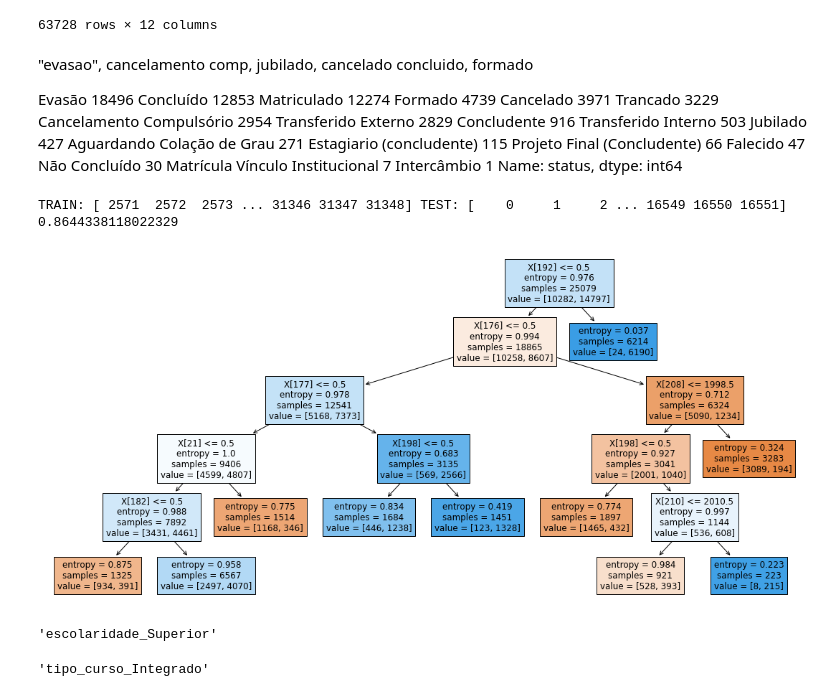
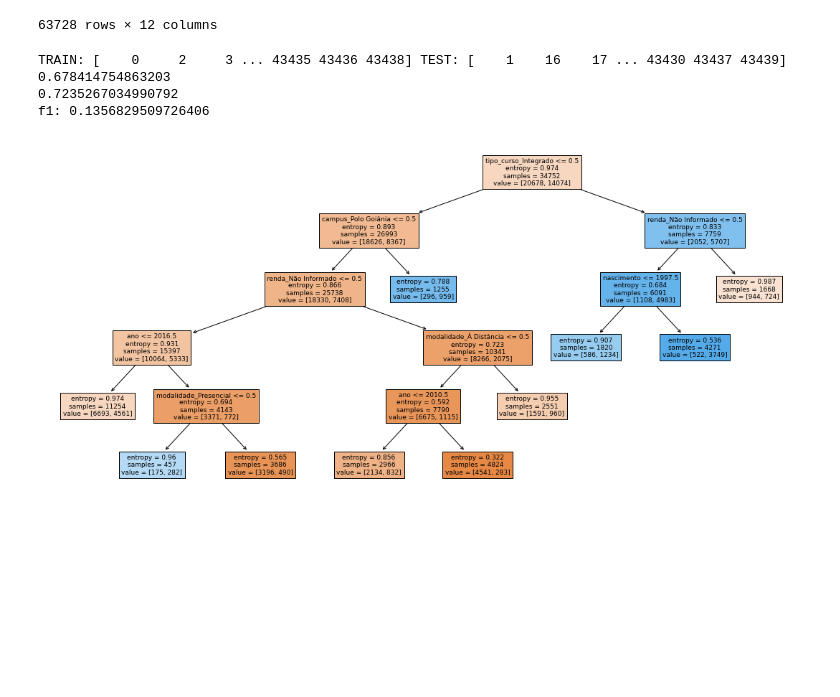
Before and after one commit to znehAC/mineracao_dados, a Jupyter notebook: main3.ipynb, the cells around one changed output. Saved outputs shown, nothing was run; the diff lists cells and outputs as text; code cells hidden in the pictures; blank space fills up the shorter version.

Commit message:
importancia feature

```diff
--- a/main3.ipynb
+++ b/main3.ipynb
@@ -690,29 +684,18 @@ concluido, formado
-# %% [markdown]
-"evasao", cancelamento comp, jubilado, cancelado
-concluido, formado
-
-Evasão                             18496
-Concluído                          12853
-Matriculado                        12274
-Formado                             4739
-Cancelado                           3971
-Trancado                            3229
-Cancelamento Compulsório            2954
-Transferido Externo                 2829
-Concludente                          916
-Transferido Interno                  503
-Jubilado                             427
-Aguardando Colação de Grau           271
-Estagiario (concludente)             115
-Projeto Final (Concludente)           66
-Falecido                              47
-Não Concluído                         30
-Matrícula Vínculo Institucional        7
-Intercâmbio                            1
-Name: status, dtype: int64
+# %%
+def troca(item):
+    if item in ["Evasão", "Cancelamento Compulsório", "Jubilado", "Cancelado"]:
+        return 0
+    elif item in ["Concluído", "Formado"]:
+        return 1
+    else:
+        return -1
+# %%
+new_df = df.copy()
+new_df["status"] = new_df["status"].apply(lambda x : troca(x) if troca(x)==1 or troca(x)==0 else x)
+new_df = pd.concat([new_df[new_df["status"] == 0], new_df[new_df["status"] == 1]], ignore_index=True)
 # %%
 from sklearn.model_selection import StratifiedKFold
-skf = StratifiedKFold(n_splits=5)
+skf = StratifiedKFold(n_splits=5, shuffle = True)
 y = new_df['status'].astype("category").cat.codes
 x = pd.get_dummies(new_df[["campus","curso","tipo_curso","modalidade","sexo","escolaridade","renda","cor"]])
 # %%
@@ -721,28 +704,27 @@ x["semestre"] = new_df["semestre"]
 x["ano"] = new_df["ano"]
 # %%
 from sklearn.tree import DecisionTreeClassifier, plot_tree
-from sklearn.metrics import accuracy_score
-clf = DecisionTreeClassifier(random_state=0,criterion = "entropy",max_depth=5,max_leaf_nodes=10)
+from sklearn.metrics import accuracy_score, ConfusionMatrixDisplay, confusion_matrix, f1_score
+mean = 0
+clf = DecisionTreeClassifier(random_state=0,criterion = "entropy", max_depth = 5, max_leaf_nodes=10)
 skf.get_n_splits(x,y)
 for train_index, test_index in skf.split(x, y):
     print("TRAIN:", train_index, "TEST:", test_index)
     x_train, x_test = x.loc[train_index, :], x.loc[test_index, :]
     y_train, y_test = y.loc[train_index], y.loc[test_index]
     clf.fit(x_train, y_train)
     y_pred = clf.predict(x_test)
+    mean += f1_score(y_test,y_pred, average = "macro")
+    print(f1_score(y_test,y_pred, average = "macro"))
     print(accuracy_score(y_test,y_pred))
-    plot_tree(clf, filled=True)
+    plot_tree(clf, filled=True, feature_names = x_train.columns)
+
     plt.savefig("arvore.pdf")
     break
+print("f1:",mean/5)
 # %% [output]
-TRAIN: [ 2571  2572  2573 ... 31346 31347 31348] TEST: [    0     1     2 ... 16549 16550 16551]
-0.8644338118022329
+TRAIN: [    0     2     3 ... 43435 43436 43438] TEST: [    1    16    17 ... 43430 43437 43439]
+0.678414754863203
+0.7235267034990792
+f1: 0.1356829509726406
-[figure, old version]
+[figure, new version]
-# %%
-x.columns[192]
-# %% [output]
-'escolaridade_Superior'
-# %%
-x.columns[176]
-# %% [output]
-'tipo_curso_Integrado'
```
Also changed, not shown: parts of 3 cells of this notebook.
